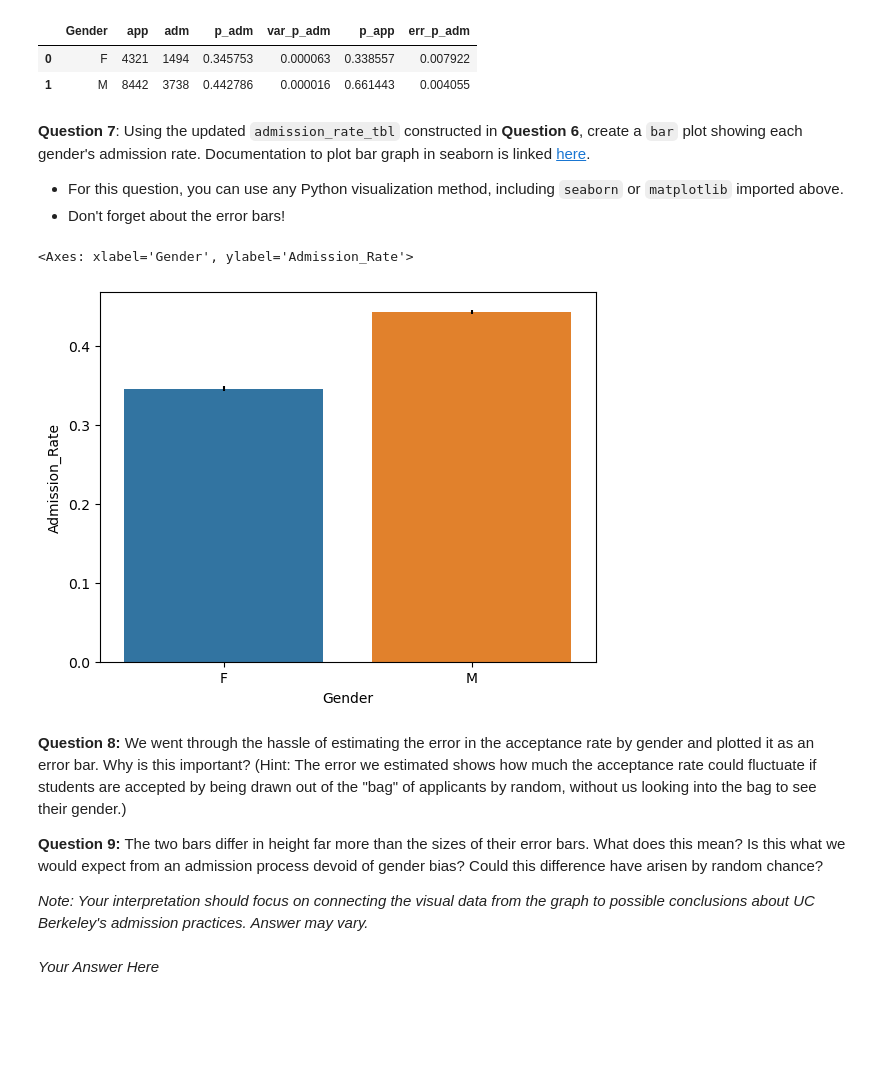
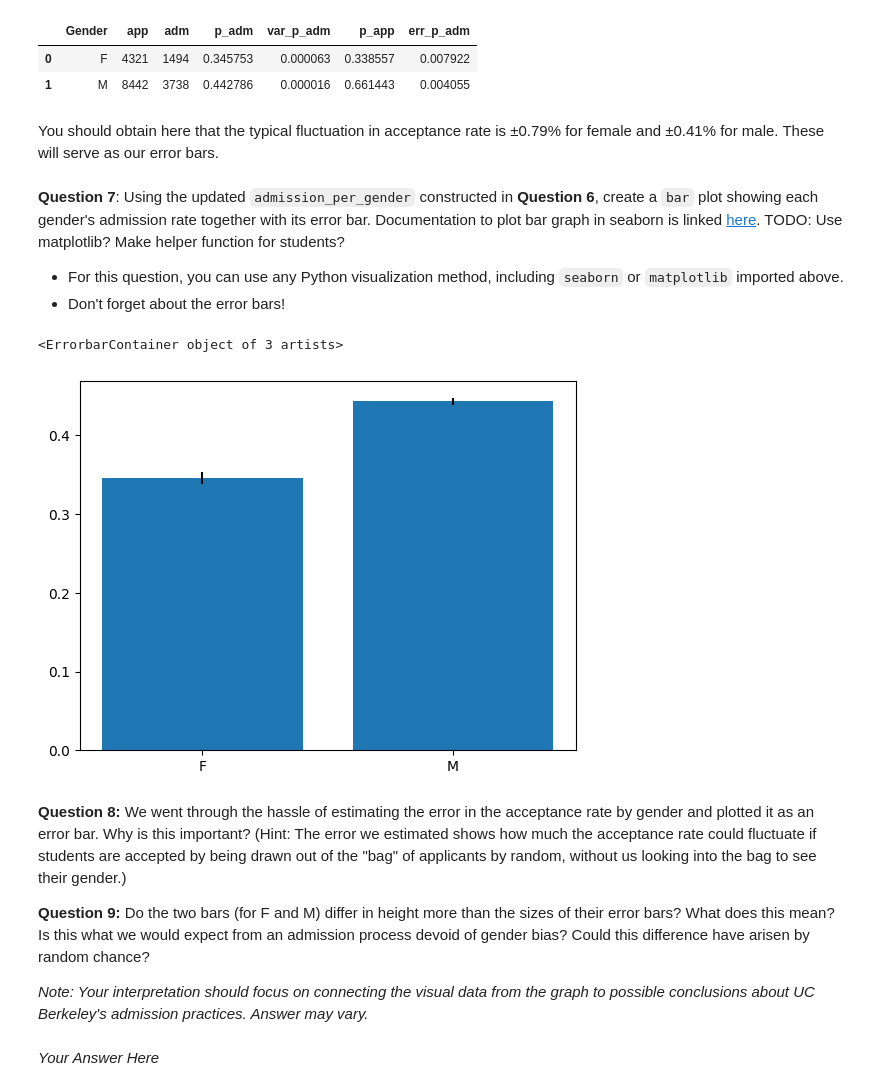
Before and after one commit to sensesensibilityscience/datascience, a Jupyter notebook: 2024/admission_rate/(new) admission_rate_part1_sol.ipynb, the cells around one changed output. Drawn from its saved outputs; the diff is of its cells as text; code cells hidden in the pictures; blank space fills up the shorter version.

Commit message:
bar plot with error

```diff
--- a/2024/admission_rate/(new) admission_rate_part1_sol.ipynb
+++ b/2024/admission_rate/(new) admission_rate_part1_sol.ipynb
@@ -198,23 +198,26 @@ admission_per_gender
 |  | Gender | app | adm | p_adm | var_p_adm | p_app | err_p_adm |
 | 0 | F | 4321 | 1494 | 0.345753 | 0.000063 | 0.338557 | 0.007922 |
 | 1 | M | 8442 | 3738 | 0.442786 | 0.000016 | 0.661443 | 0.004055 |
+# %% [markdown]
+You should obtain here that the typical fluctuation in acceptance rate is ±0.79% for female and ±0.41% for male. These will serve as our error bars.
 # %% [markdown]
 <!-- END QUESTION -->
 
 
 <!-- START QUESTION -->
-**Question 7**: Using the updated `admission_rate_tbl` constructed in **Question 6**, create a `bar` plot showing each gender's admission rate. Documentation to plot bar graph in seaborn is linked [here](https://seaborn.pydata.org/generated/seaborn.barplot.html).
+**Question 7**: Using the updated `admission_per_gender` constructed in **Question 6**, create a `bar` plot showing each gender's admission rate together with its error bar. Documentation to plot bar graph in seaborn is linked [here](https://seaborn.pydata.org/generated/seaborn.barplot.html). TODO: Use matplotlib? Make helper function for students?
 * For this question, you can use any Python visualization method, including `seaborn` or `matplotlib` imported above.
 * Don't forget about the error bars!
 # %%
 ...
-# %%
-# Instructor Solution:
-
-sns.barplot(data=admission_rate_tbl, x = "Gender", y = "Admission_Rate", yerr = admission_rate_tbl["Admission_Error"])
-# %% [output]
-<Axes: xlabel='Gender', ylabel='Admission_Rate'>
-[figure, removed]
+# %%
+# Instructor Solution:
+
+plt.bar(admission_per_gender.Gender, admission_per_gender.p_adm)
+plt.errorbar(admission_per_gender.Gender, admission_per_gender.p_adm, yerr=admission_per_gender.err_p_adm, fmt=',', color='k')
+# %% [output]
+<ErrorbarContainer object of 3 artists>
+[figure, added]
 # %% [markdown]
 <!-- END QUESTION -->
 
@@ -223,7 +226,7 @@ sns.barplot(data=admission_rate_tbl, x = "Gender", y = "Admission_Rate", yerr =
 **Question 8:**
 We went through the hassle of estimating the error in the acceptance rate by gender and plotted it as an error bar. Why is this important? (Hint: The error we estimated shows how much the acceptance rate could fluctuate if students are accepted by being drawn out of the "bag" of applicants by random, without us looking into the bag to see their gender.)
 
-**Question 9:** The two bars differ in height far more than the sizes of their error bars. What does this mean? Is this what we would expect from an admission process devoid of gender bias? Could this difference have arisen by random chance?
+**Question 9:** Do the two bars (for F and M) differ in height more than the sizes of their error bars? What does this mean? Is this what we would expect from an admission process devoid of gender bias? Could this difference have arisen by random chance?
 
 *Note: Your interpretation should focus on connecting the visual data from the graph to possible conclusions about UC Berkeley's admission practices. Answer may vary.*
 # %% [markdown]
```
Also changed, not shown: parts of 2 cells of this notebook.
